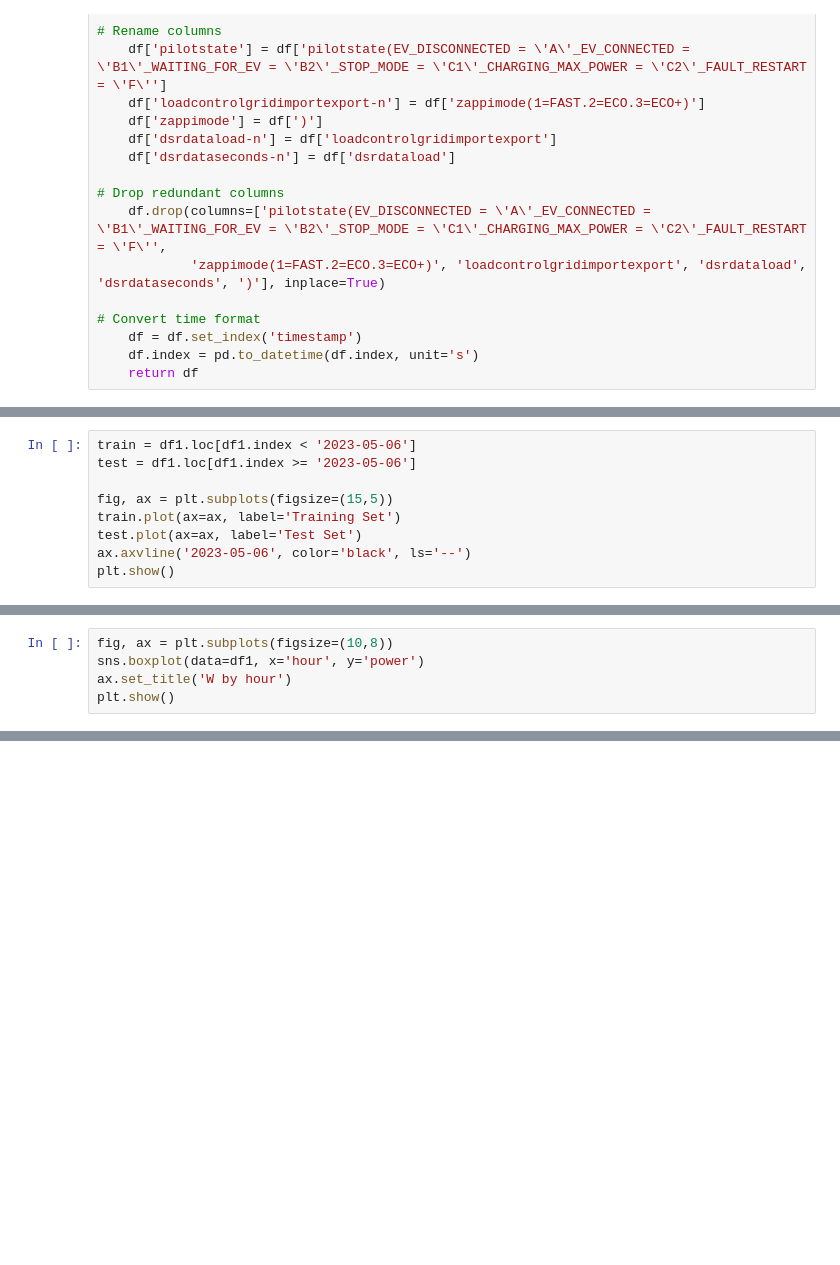
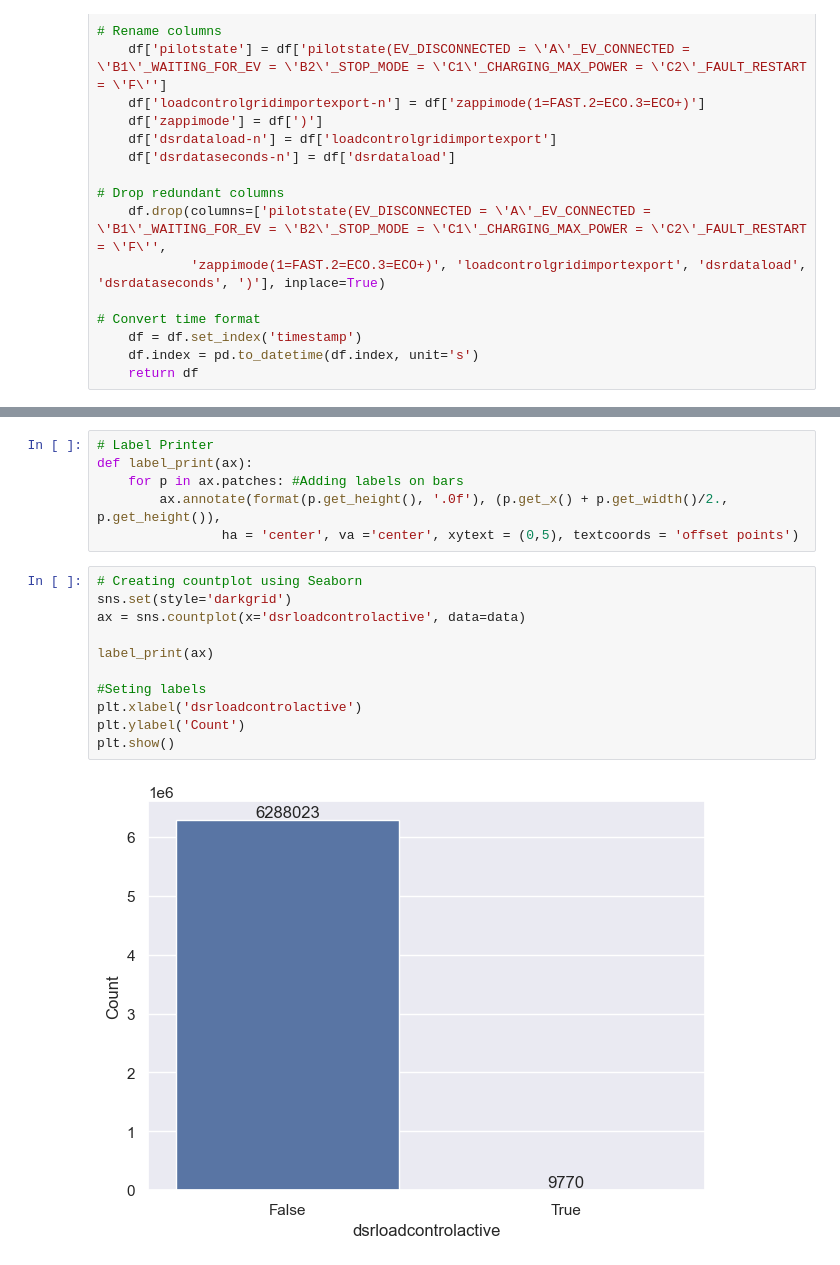
Before and after one commit to Clement-Quaye/EV-Analysis-and-the-Energy-Transition, a Jupyter notebook: Models/EV_Data.ipynb, the cells around one changed output, grey strips where cells are left out. Drawn from its saved outputs; the diff is of its cells as text; blank space fills up the shorter version.

```diff
--- a/Models/EV_Data.ipynb
+++ b/Models/EV_Data.ipynb
@@ -89,9 +55,0 @@ plt.show()
-# %%
-train = df1.loc[df1.index < '2023-05-06']
-test = df1.loc[df1.index >= '2023-05-06']
-
-fig, ax = plt.subplots(figsize=(15,5))
-train.plot(ax=ax, label='Training Set')
-test.plot(ax=ax, label='Test Set')
-ax.axvline('2023-05-06', color='black', ls='--')
-plt.show()
@@ -134,5 +55,0 @@ Name: hour, dtype: int64
-# %%
-fig, ax = plt.subplots(figsize=(10,8))
-sns.boxplot(data=df1, x='hour', y='power')
-ax.set_title('W by hour')
-plt.show()
@@ -188,0 +119,19 @@ XGBRegressor(base_score=None, booster=None, callbacks=None,
+# %%
+# Label Printer
+def label_print(ax):
+    for p in ax.patches: #Adding labels on bars
+        ax.annotate(format(p.get_height(), '.0f'), (p.get_x() + p.get_width()/2., p.get_height()),
+                ha = 'center', va ='center', xytext = (0,5), textcoords = 'offset points')
+# %%
+# Creating countplot using Seaborn
+sns.set(style='darkgrid')
+ax = sns.countplot(x='dsrloadcontrolactive', data=data)
+
+label_print(ax)
+
+#Seting labels
+plt.xlabel('dsrloadcontrolactive')
+plt.ylabel('Count')
+plt.show()
+# %% [output]
+[figure, added]
```
Also changed, not shown: parts of 29 cells of this notebook.
